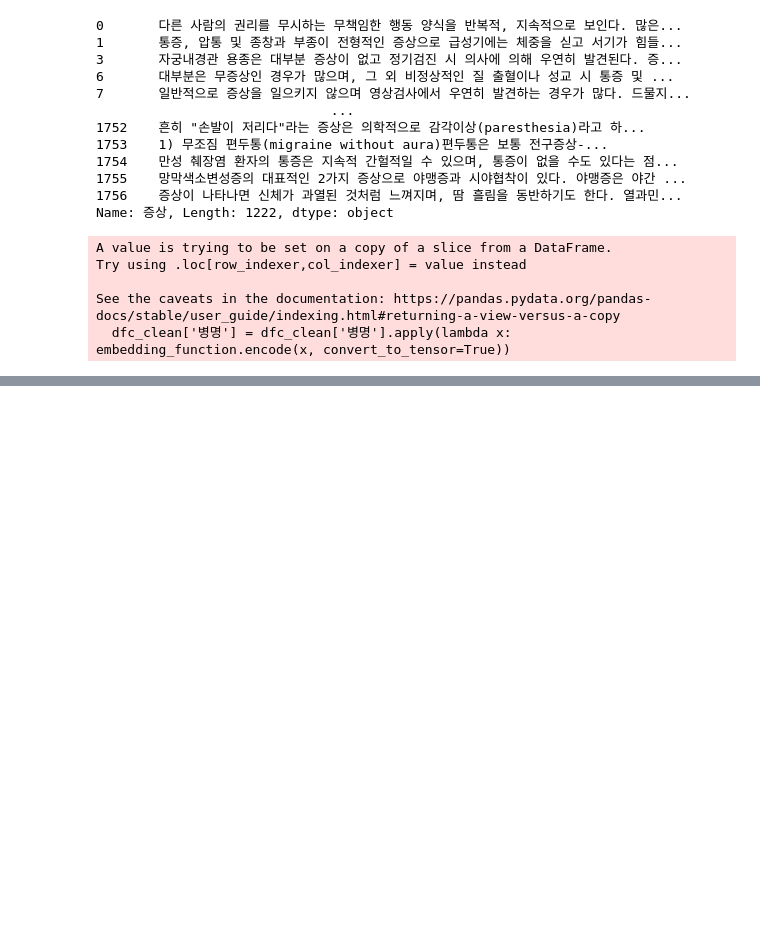
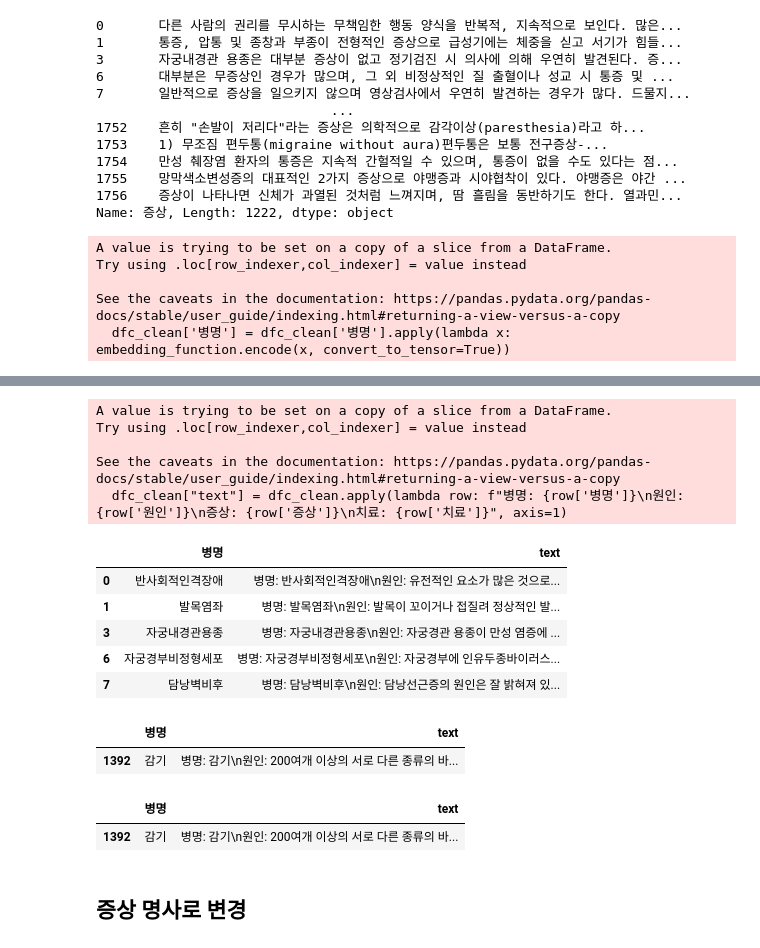
Before and after one commit to jms0522/Medical-project, a Jupyter notebook: postgresql/naverprocessing.ipynb, the cells around one changed output, grey strips where cells are left out. Cells and saved outputs as stored; diff of their text form; code cells hidden in the pictures; blank space fills up the shorter version.

```diff
--- a/postgresql/naverprocessing.ipynb
+++ b/postgresql/naverprocessing.ipynb
@@ -163,5 +163,5 @@ embedding_function = SentenceTransformer("all-MiniLM-L6-v2")
 # %%
-dfc_clean['병명'] = dfc_clean['병명'].apply(lambda x: embedding_function.encode(x, convert_to_tensor=True))
+# dfc_clean['병명'] = dfc_clean['병명'].apply(lambda x: embedding_function.encode(x, convert_to_tensor=True))
 # %% [output]
 A value is trying to be set on a copy of a slice from a DataFrame.
 Try using .loc[row_indexer,col_indexer] = value instead
@@ -186,0 +182,9 @@ TypeError: len() of a 0-d tensor
+# %%
+from neo4j import GraphDatabase
+
+uri = "bolt://localhost:7687"
+username = "neo4j"
+password = "1234"
+
+# Neo4j 세션 생성
+driver = GraphDatabase.driver(uri, auth=(username, password))
@@ -186,0 +207,22 @@ TypeError: len() of a 0-d tensor
+# %%
+def add_disease_to_graph(tx, name, symptoms, causes, treatments):
+    query = (
+        "MERGE (d:Disease {name: $name}) "
+        "WITH d "
+        "UNWIND $symptoms AS symptom "
+        "MERGE (s:Symptom {name: symptom}) "
+        "MERGE (d)-[:HAS_SYMPTOM]->(s) "
+        "WITH d "
+        "UNWIND $causes AS cause "
+        "MERGE (c:Cause {name: cause}) "
+        "MERGE (d)-[:HAS_CAUSE]->(c) "
+        "WITH d "
+        "UNWIND $treatments AS treatment "
+        "MERGE (t:Treatment {name: treatment}) "
+        "MERGE (d)-[:HAS_TREATMENT]->(t)"
+    )
+    tx.run(query, name=name, symptoms=symptoms.split(', '), causes=causes.split(', '), treatments=treatments.split(', '))
+# %%
+with driver.session() as session:
+    for index, row in dfc_clean.iterrows():
+        session.write_transaction(add_disease_to_graph, row['병명'], row['증상'], row['원인'], row['치료'])
@@ -186,0 +324,32 @@ TypeError: len() of a 0-d tensor
+# %%
+# 데이터프레임의 각 행을 병명, 원인, 증상, 치료 정보를 포함하는 하나의 텍스트로 변환
+dfc_clean["text"] = dfc_clean.apply(lambda row: f"병명: {row['병명']}\n원인: {row['원인']}\n증상: {row['증상']}\n치료: {row['치료']}", axis=1)
+
+# 변환된 텍스트와 병명만 포함하는 새로운 데이터프레임 생성
+df_for_rag = dfc_clean[["병명", "text"]]
+
+df_for_rag.head()
+# %% [output]
+A value is trying to be set on a copy of a slice from a DataFrame.
+Try using .loc[row_indexer,col_indexer] = value instead
+
+See the caveats in the documentation: https://pandas.pydata.org/pandas-docs/stable/user_guide/indexing.html#returning-a-view-versus-a-copy
+  dfc_clean["text"] = dfc_clean.apply(lambda row: f"병명: {row['병명']}\n원인: {row['원인']}\n증상: {row['증상']}\n치료: {row['치료']}", axis=1)
+|  | 병명 | text |
+| 0 | 반사회적인격장애 | 병명: 반사회적인격장애\n원인: 유전적인 요소가 많은 것으로... |
+| 1 | 발목염좌 | 병명: 발목염좌\n원인: 발목이 꼬이거나 접질려 정상적인 발... |
+| 3 | 자궁내경관용종 | 병명: 자궁내경관용종\n원인: 자궁경관 용종이 만성 염증에 ... |
+| 6 | 자궁경부비정형세포 | 병명: 자궁경부비정형세포\n원인: 자궁경부에 인유두종바이러스... |
+| 7 | 담낭벽비후 | 병명: 담낭벽비후\n원인: 담낭선근증의 원인은 잘 밝혀져 있... |
+# %%
+df_for_rag[df_for_rag['병명']== '감기']
+# %% [output]
+|  | 병명 | text |
+| 1392 | 감기 | 병명: 감기\n원인: 200여개 이상의 서로 다른 종류의 바... |
+# %%
+df_for_rag[df_for_rag['병명']== '감기']
+# %% [output]
+|  | 병명 | text |
+| 1392 | 감기 | 병명: 감기\n원인: 200여개 이상의 서로 다른 종류의 바... |
+# %% [markdown]
+## 증상 명사로 변경
```
Also changed, not shown: parts of 26 cells of this notebook, 1 other file.
